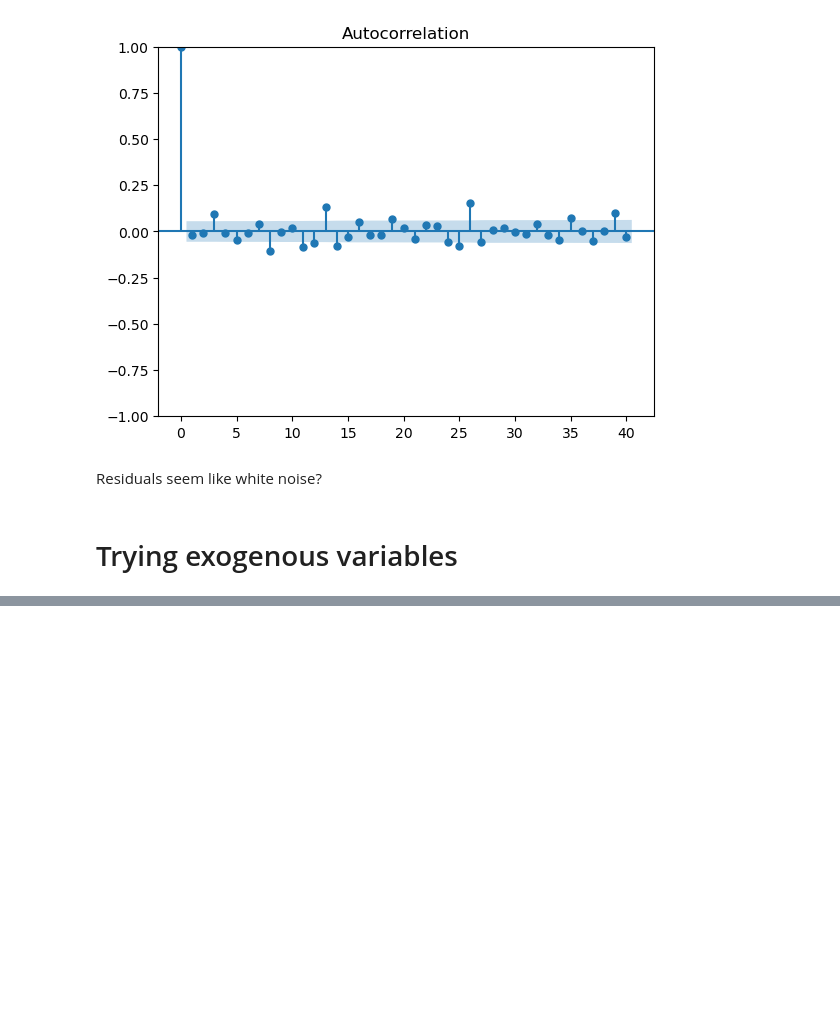
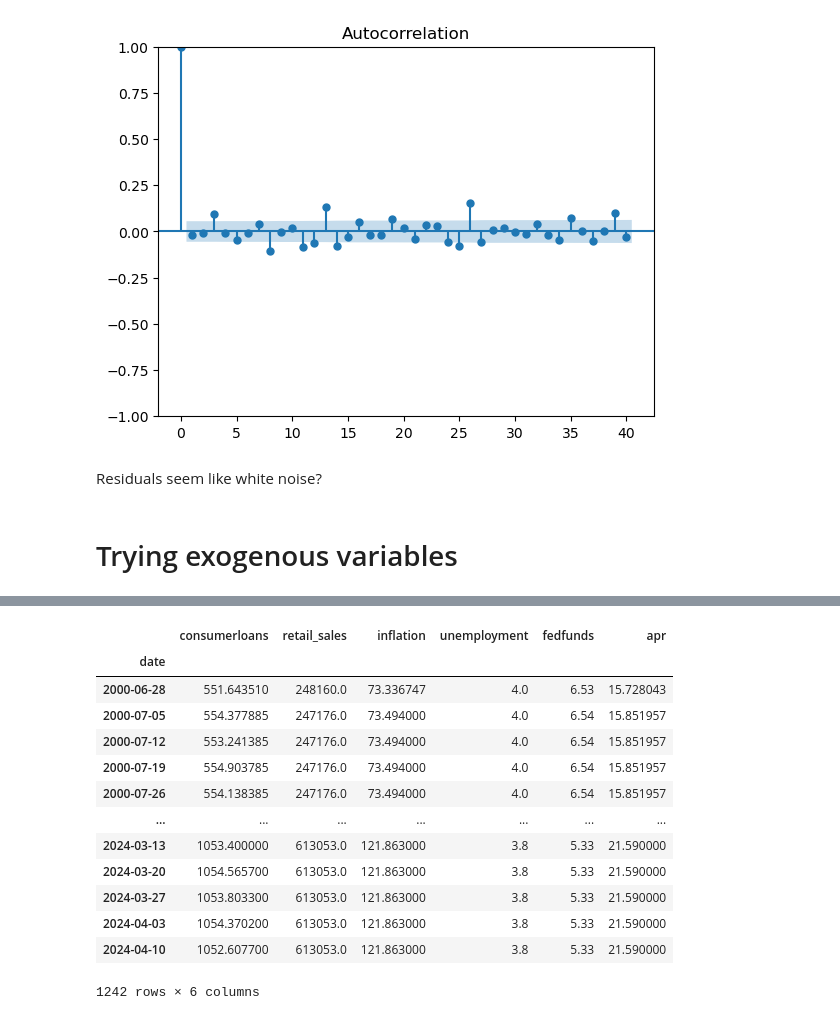
Before and after one commit to evanglas/forecasting-project, a Jupyter notebook: michael.ipynb, the cells around one changed output, grey strips where cells are left out. Cells and saved outputs as stored; diff of their text form; code cells hidden in the pictures; blank space fills up the shorter version.

```diff
--- a/michael.ipynb
+++ b/michael.ipynb
@@ -449,0 +431,23 @@ apr = fred.get_series("TERMCBCCALLNS")  # Quarterly
+# %%
+exog = exog.interpolate(method="time", limit_direction="both")
+# %%
+arimax_df = pd.merge_asof(
+    loans, exog, left_index=True, right_index=True, direction="backward"
+)
+# %%
+arimax_df
+# %% [output]
+|  | consumerloans | retail_sales | inflation | unemployment | fedfunds | apr |
+| date |  |  |  |  |  |  |
+| 2000-06-28 | 551.643510 | 248160.0 | 73.336747 | 4.0 | 6.53 | 15.728043 |
+| 2000-07-05 | 554.377885 | 247176.0 | 73.494000 | 4.0 | 6.54 | 15.851957 |
+| 2000-07-12 | 553.241385 | 247176.0 | 73.494000 | 4.0 | 6.54 | 15.851957 |
+| 2000-07-19 | 554.903785 | 247176.0 | 73.494000 | 4.0 | 6.54 | 15.851957 |
+| 2000-07-26 | 554.138385 | 247176.0 | 73.494000 | 4.0 | 6.54 | 15.851957 |
+| ... | ... | ... | ... | ... | ... | ... |
+| 2024-03-13 | 1053.400000 | 613053.0 | 121.863000 | 3.8 | 5.33 | 21.590000 |
+| 2024-03-20 | 1054.565700 | 613053.0 | 121.863000 | 3.8 | 5.33 | 21.590000 |
+| 2024-03-27 | 1053.803300 | 613053.0 | 121.863000 | 3.8 | 5.33 | 21.590000 |
+| 2024-04-03 | 1054.370200 | 613053.0 | 121.863000 | 3.8 | 5.33 | 21.590000 |
+| 2024-04-10 | 1052.607700 | 613053.0 | 121.863000 | 3.8 | 5.33 | 21.590000 |
+1242 rows × 6 columns
```
Also changed, not shown: parts of 8 cells of this notebook.
